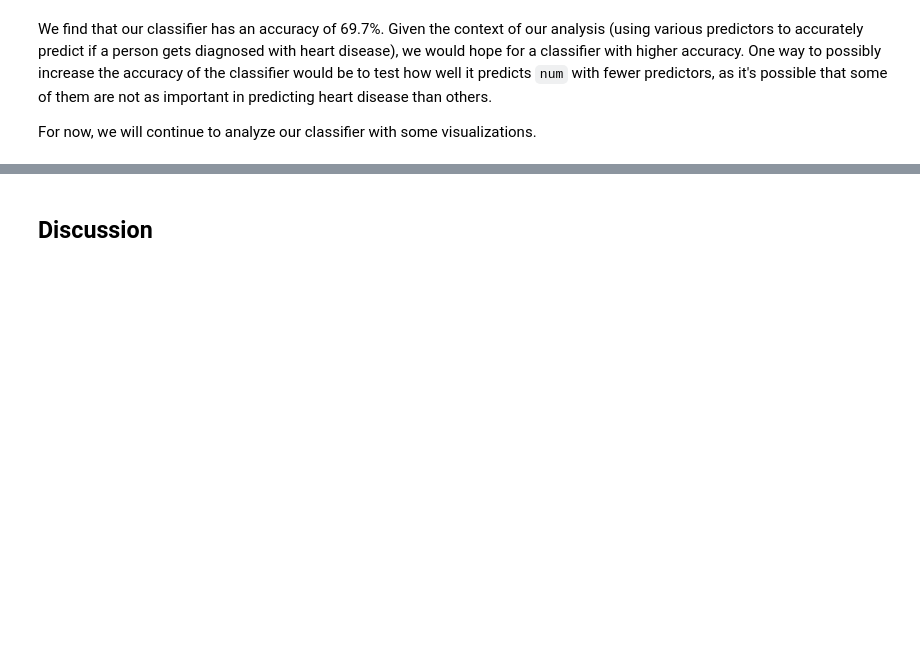
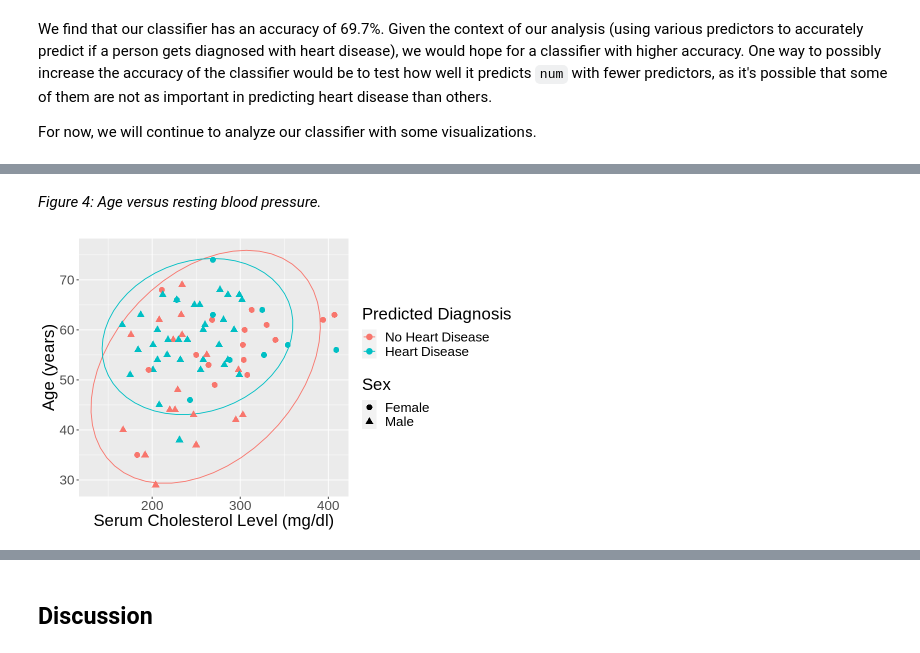
Before and after one commit to Stephanie-Ta/dsci-100-group-project, a Jupyter notebook: Final Report.ipynb, the cells around one changed output, grey strips where cells are left out. Drawn from its saved outputs; the diff is of its cells as text; code cells hidden in the pictures; blank space fills up the shorter version.

```diff
--- a/Final Report.ipynb
+++ b/Final Report.ipynb
@@ -287,7 +314,7 @@ age_vs_chol_sex <- knn_predictions |>
         stat_ellipse() +
         geom_point(aes(shape = sex), size = 3) +
         theme(text = element_text(size = 20)) +
-        labs(x = "Age (years)", y = "Serum Cholestoral Level (mg/dl)", colour = "Predicted Diagnosis", shape = "Sex") +
+        labs(x = "Age (years)", y = "Serum Cholesterol Level (mg/dl)", colour = "Predicted Diagnosis", shape = "Sex") +
         scale_color_discrete(labels = c("No Heart Disease", "Heart Disease")) +
         scale_shape_discrete(labels = c("Female", "Male")) +
         coord_flip()
@@ -321,0 +350,6 @@ plot_grid(age_vs_trestbps_sex, age_vs_chol_sex, age_vs_fbs, age_vs_exang)
+# %% [markdown]
+*Figure 4: Age versus resting blood pressure.*
+# %%
+age_vs_chol_sex
+# %% [output]
+[figure, added]
```
Also changed, not shown: parts of 29 cells of this notebook.
